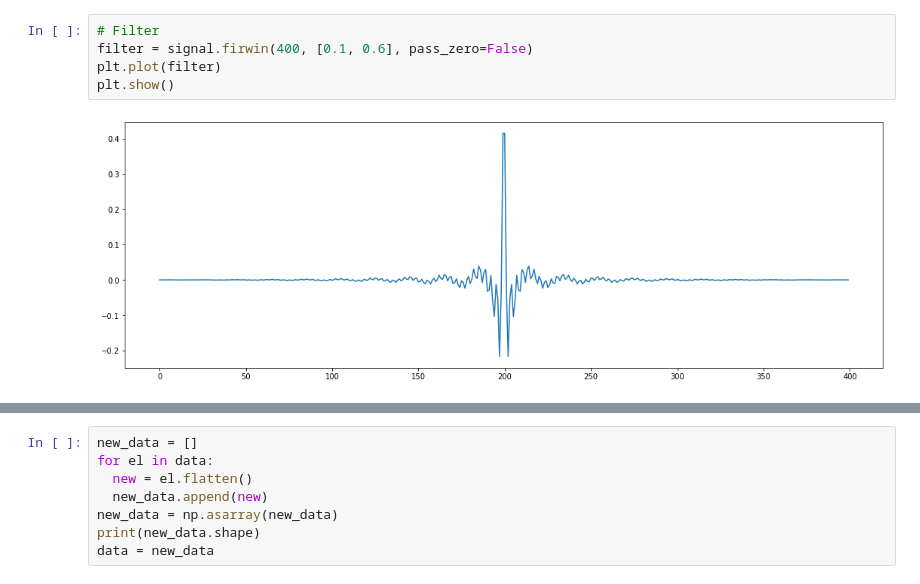
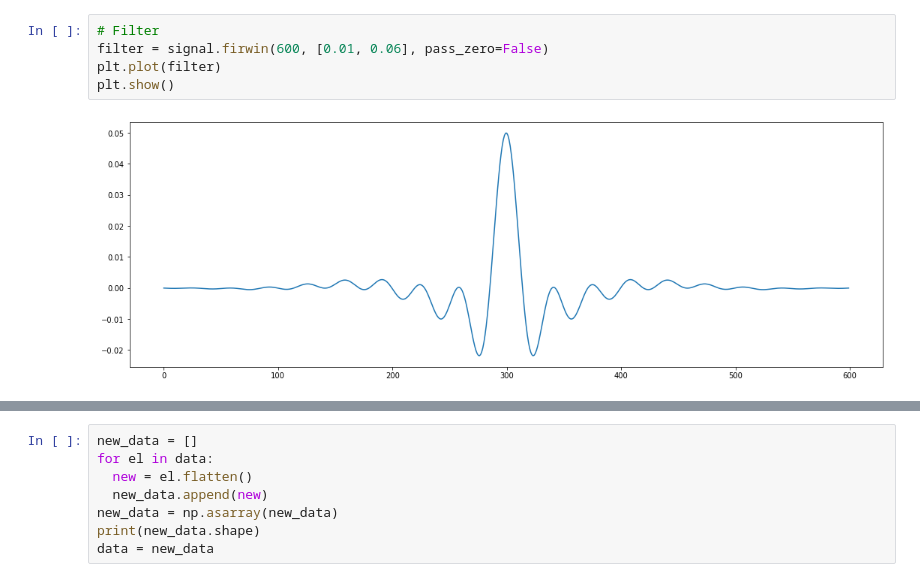
Before and after one commit to Nusserle/LieDetection, a Jupyter notebook: LieDetectionEEG.ipynb, the cells around one changed output, grey strips where cells are left out. Drawn from its saved outputs; the diff is of its cells as text.

```diff
--- a/LieDetectionEEG.ipynb
+++ b/LieDetectionEEG.ipynb
@@ -127,10 +105,10 @@ plt.plot(f3_channel_eeg)
 # %%
 # Filter
-filter = signal.firwin(400, [0.1, 0.6], pass_zero=False)
+filter = signal.firwin(600, [0.01, 0.06], pass_zero=False)
 plt.plot(filter)
 plt.show()
 # %% [output]
-[figure, old version]
+[figure, new version]
 # %%
 # Normalized values
 data_norm_to_0_1 = [number/scipy.linalg.norm(f3_channel_eeg.squeeze()) for number in f3_channel_eeg.squeeze()]
```
Also changed, not shown: parts of 29 cells of this notebook.
